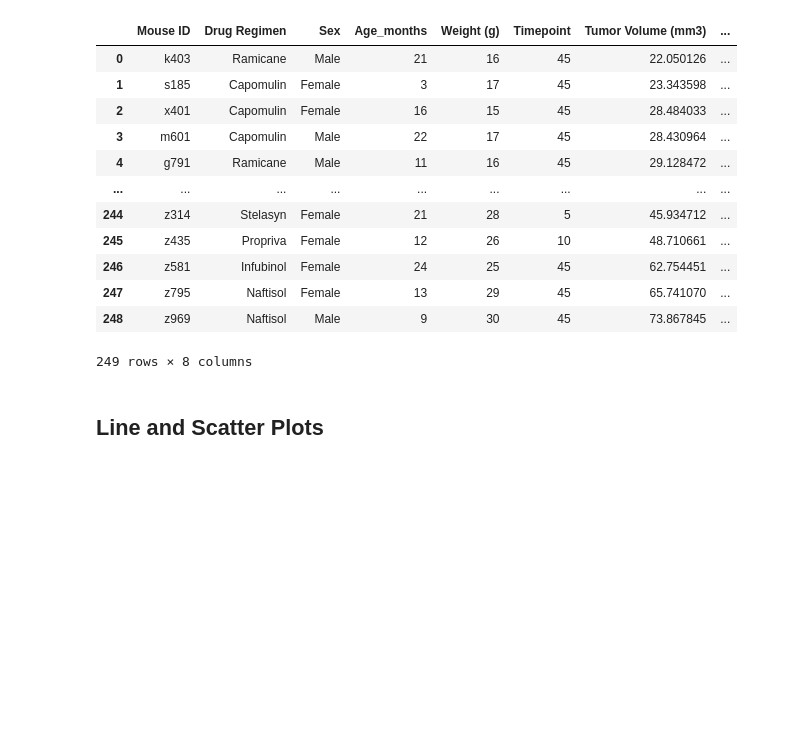
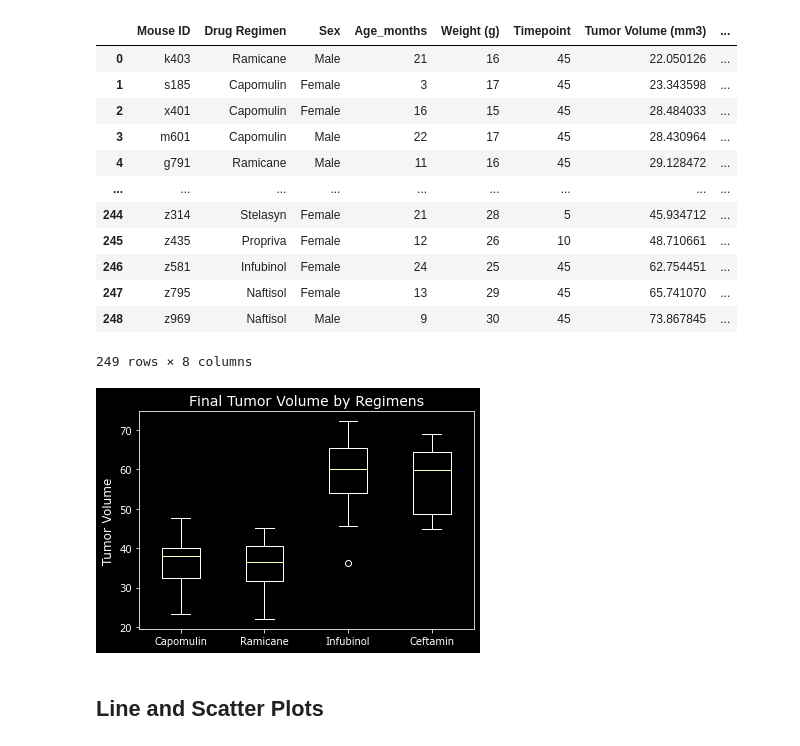
Before and after one commit to cheyroseflammer/pharmaceutical-analysis, a Jupyter notebook: pharmaceutical-analysis/pymaceuticals_starter.ipynb, the cells around one changed output. Saved outputs shown, nothing was run; the diff lists cells and outputs as text; code cells hidden in the pictures; blank space fills up the shorter version.

```diff
--- a/pharmaceutical-analysis/pymaceuticals_starter.ipynb
+++ b/pharmaceutical-analysis/pymaceuticals_starter.ipynb
@@ -230,7 +231,7 @@ tumor_vol_df
 249 rows × 8 columns
 # %%
 # Put treatments into a list for for loop (and later for plot labels)
-drug_reg = ['Capomulin', 'Ramicane', 'Infubinol', 'Ceftamin']
+drug_regs = ['Capomulin', 'Ramicane', 'Infubinol', 'Ceftamin']
 # Create empty list to fill with tumor vol data (for plotting)
 tumor_vol_list =[]
 # Calculate the IQR and quantitatively determine if there are any potential outliers.
@@ -239,15 +240,25 @@ Q1 = quartile[0.25]
 Q3 = quartile[0.75]
 IQR = Q3 - Q1
 # Locate the rows which contain mice on each drug and get the tumor volumes
-for drug_reg in drug_reg:
+for drug_reg in drug_regs:
     drug_reg_df = tumor_vol_df.loc[(tumor_vol_df['Drug Regimen'] == drug_reg)]
     # add subset
-    tumor_vol_list.append(drug_reg_df[["Mouse ID","Drug Regimen",'Tumor Volume (mm3)']])
+    tumor_vol_list.append(drug_reg_df['Tumor Volume (mm3)'])
 # Determine outliers using upper and lower bounds
-    lower_bound = (Q1 - (1.5 * IQR))
-    upper_bound = (Q3 + (1.5 * IQR))
+lower_bound = (Q1 - (1.5 * IQR))
+upper_bound = (Q3 + (1.5 * IQR))
 # %%
 # Generate a box plot of the final tumor volume of each mouse across four regimens of interest
+# Plot
+fig, ax = plt.subplots(figsize=(6,4))
+ax.boxplot(tumor_vol_list, labels = drug_regs)
+# Labels
+ax.set_title('Final Tumor Volume by Regimens', fontsize=14)
+ax.set_ylabel('Tumor Volume', fontsize=12)
+# Show
+plt.show()
+# %% [output]
+[figure, added]
 # %% [markdown]
 ## Line and Scatter Plots
 # %%
```
Also changed, not shown: parts of 4 cells of this notebook.
